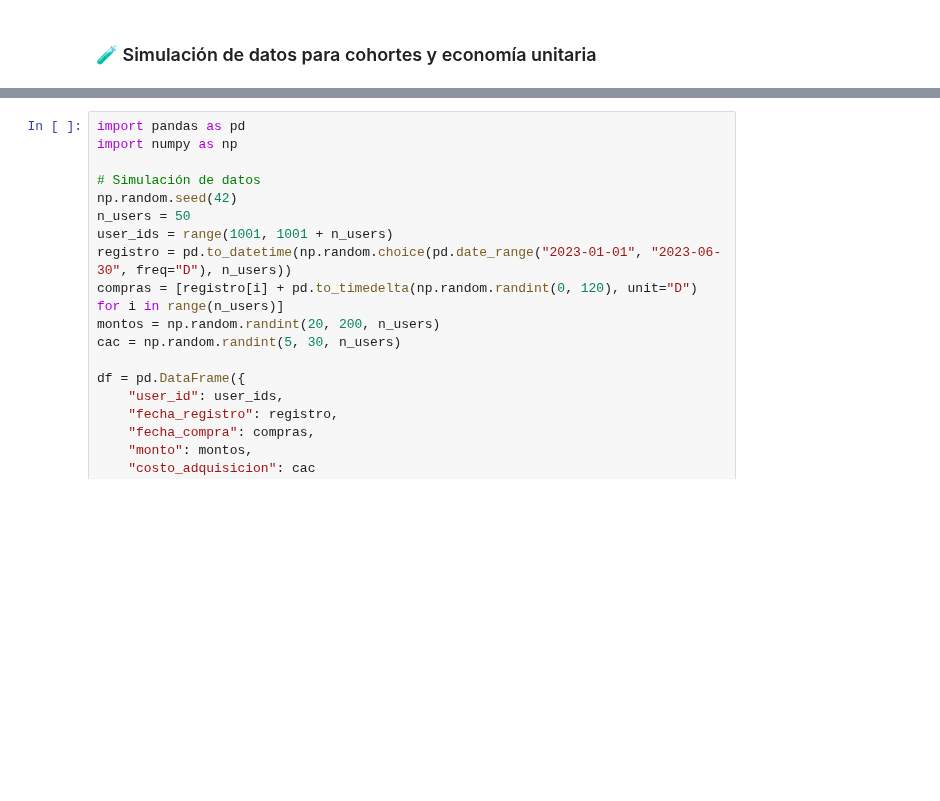
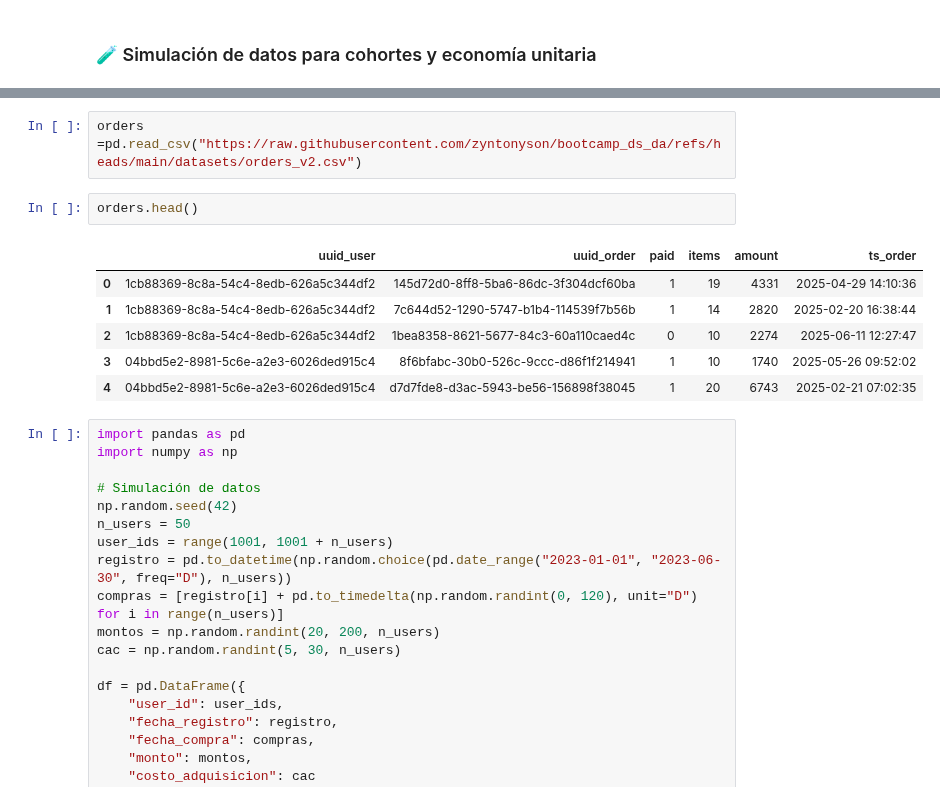
Before and after one commit to zyntonyson/bootcamp_ds_da, a Jupyter notebook: 09-da-analisis-negocio/19-Cohortes_Economia.ipynb, the cells around one changed output, grey strips where cells are left out. Drawn from its saved outputs; the diff is of its cells as text; blank space fills up the shorter version.

```diff
--- a/09-da-analisis-negocio/19-Cohortes_Economia.ipynb
+++ b/09-da-analisis-negocio/19-Cohortes_Economia.ipynb
@@ -103,3 +121,14 @@ Si el LTV es mayor que el CAC, la empresa gana dinero por cada cliente. Una rela
+# %%
+orders =pd.read_csv("https://raw.githubusercontent.com/zyntonyson/bootcamp_ds_da/refs/heads/main/datasets/orders_v2.csv")
+# %%
+orders.head()
+# %% [output]
+|  | uuid_user | uuid_order | paid | items | amount | ts_order |
+| 0 | 1cb88369-8c8a-54c4-8edb-626a5c344df2 | 145d72d0-8ff8-5ba6-86dc-3f304dcf60ba | 1 | 19 | 4331 | 2025-04-29 14:10:36 |
+| 1 | 1cb88369-8c8a-54c4-8edb-626a5c344df2 | 7c644d52-1290-5747-b1b4-114539f7b56b | 1 | 14 | 2820 | 2025-02-20 16:38:44 |
+| 2 | 1cb88369-8c8a-54c4-8edb-626a5c344df2 | 1bea8358-8621-5677-84c3-60a110caed4c | 0 | 10 | 2274 | 2025-06-11 12:27:47 |
+| 3 | 04bbd5e2-8981-5c6e-a2e3-6026ded915c4 | 8f6bfabc-30b0-526c-9ccc-d86f1f214941 | 1 | 10 | 1740 | 2025-05-26 09:52:02 |
+| 4 | 04bbd5e2-8981-5c6e-a2e3-6026ded915c4 | d7d7fde8-d3ac-5943-be56-156898f38045 | 1 | 20 | 6743 | 2025-02-21 07:02:35 |
 # %%
 import pandas as pd
 import numpy as np
```
Also changed, not shown: parts of 4 cells of this notebook, 1 other file.
